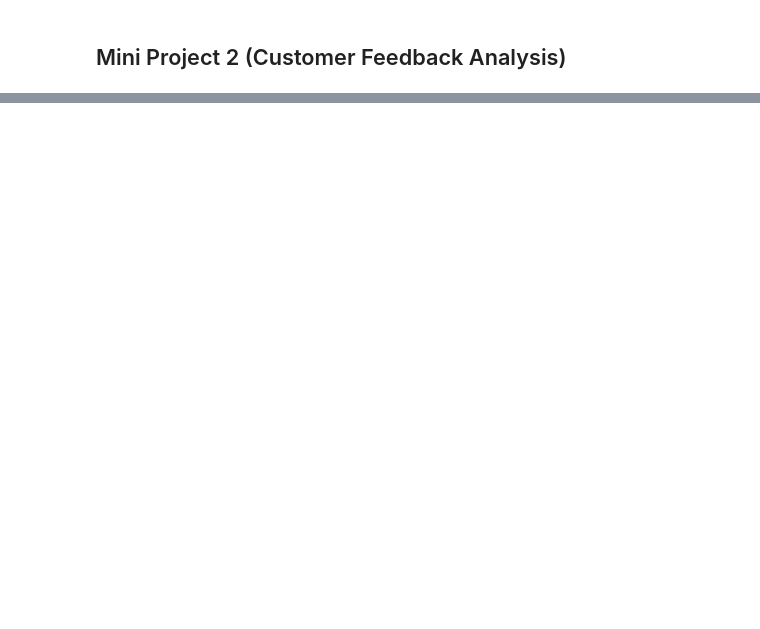
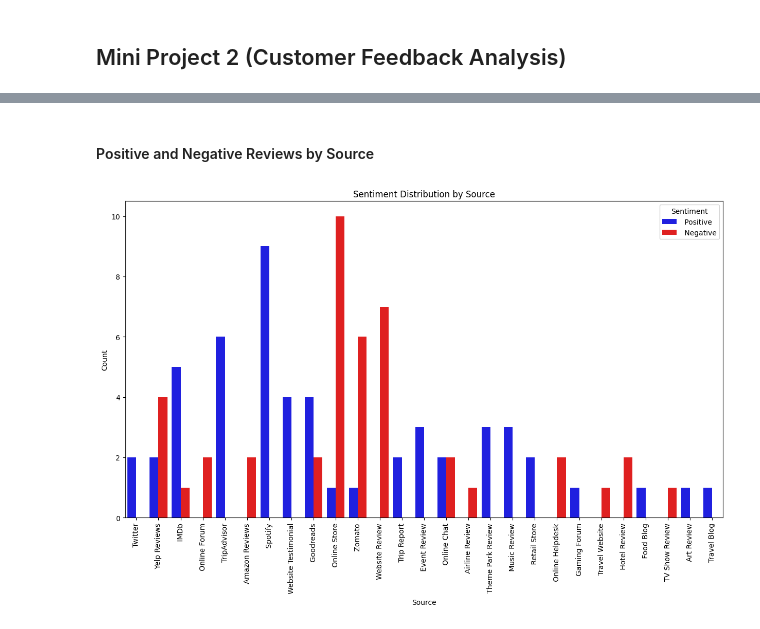
Before and after one commit to Himanshupegu/Python-Mini-Project-2-MBA-DS-AI-, a Jupyter notebook: Mini Project 2.ipynb, the cells around one changed output, grey strips where cells are left out. Cells and saved outputs as stored; diff of their text form; code cells hidden in the pictures; blank space fills up the shorter version.

```diff
--- a/Mini Project 2.ipynb
+++ b/Mini Project 2.ipynb
@@ -117,0 +153,14 @@ df_cleaned.head()
+# %% [markdown]
+#### Positive and Negative Reviews by Source
+# %%
+# Sentiment Distribution by Source
+plt.figure(figsize=(15, 8))
+custom_palette = {"Positive": "blue", "Negative": "red"}
+ax = sns.countplot(x="Source", hue="Sentiment", data=df, palette=["blue", "red"])
+ax.xaxis.set_tick_params(rotation=90)
+plt.title("Sentiment Distribution by Source")
+plt.xlabel("Source")
+plt.ylabel("Count")
+plt.show()
+# %% [output]
+[figure, added]
```
Also changed, not shown: parts of 66 cells of this notebook, 20 other files.
